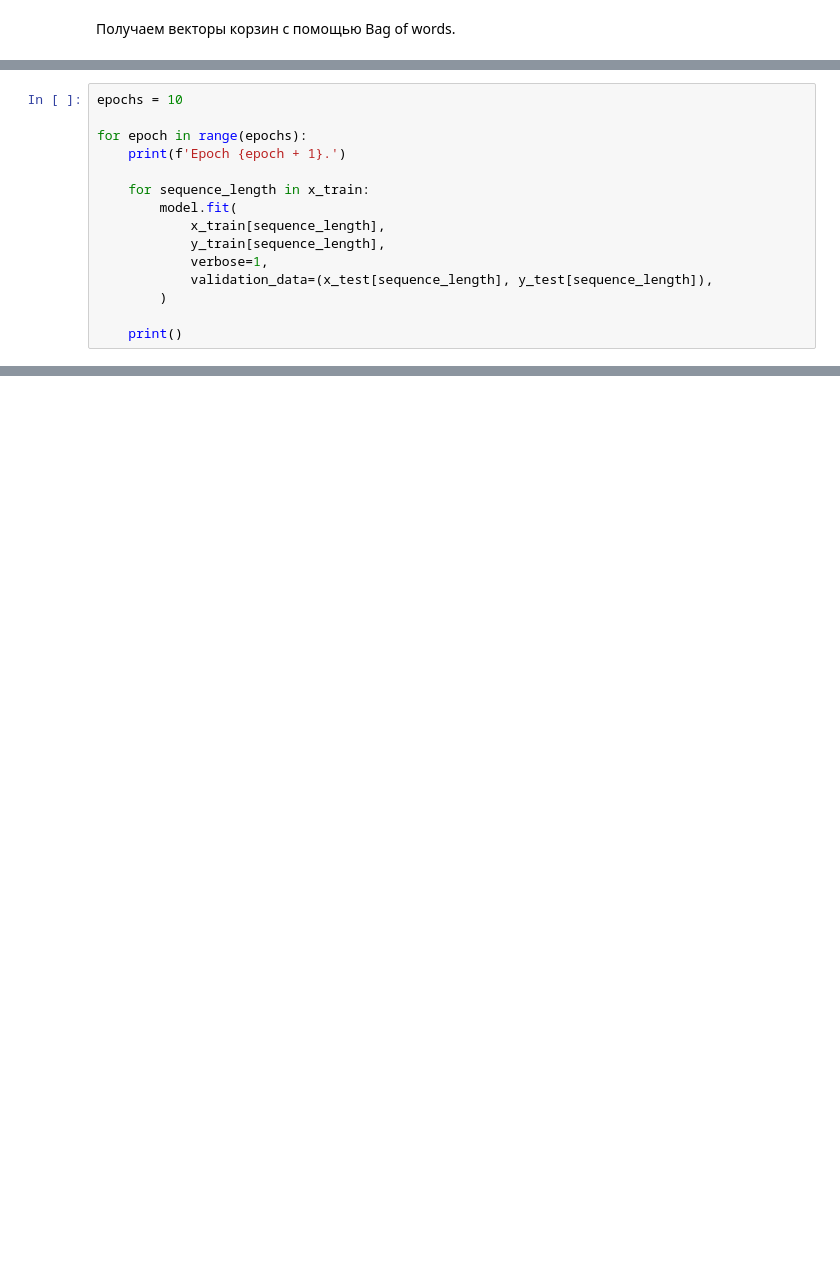
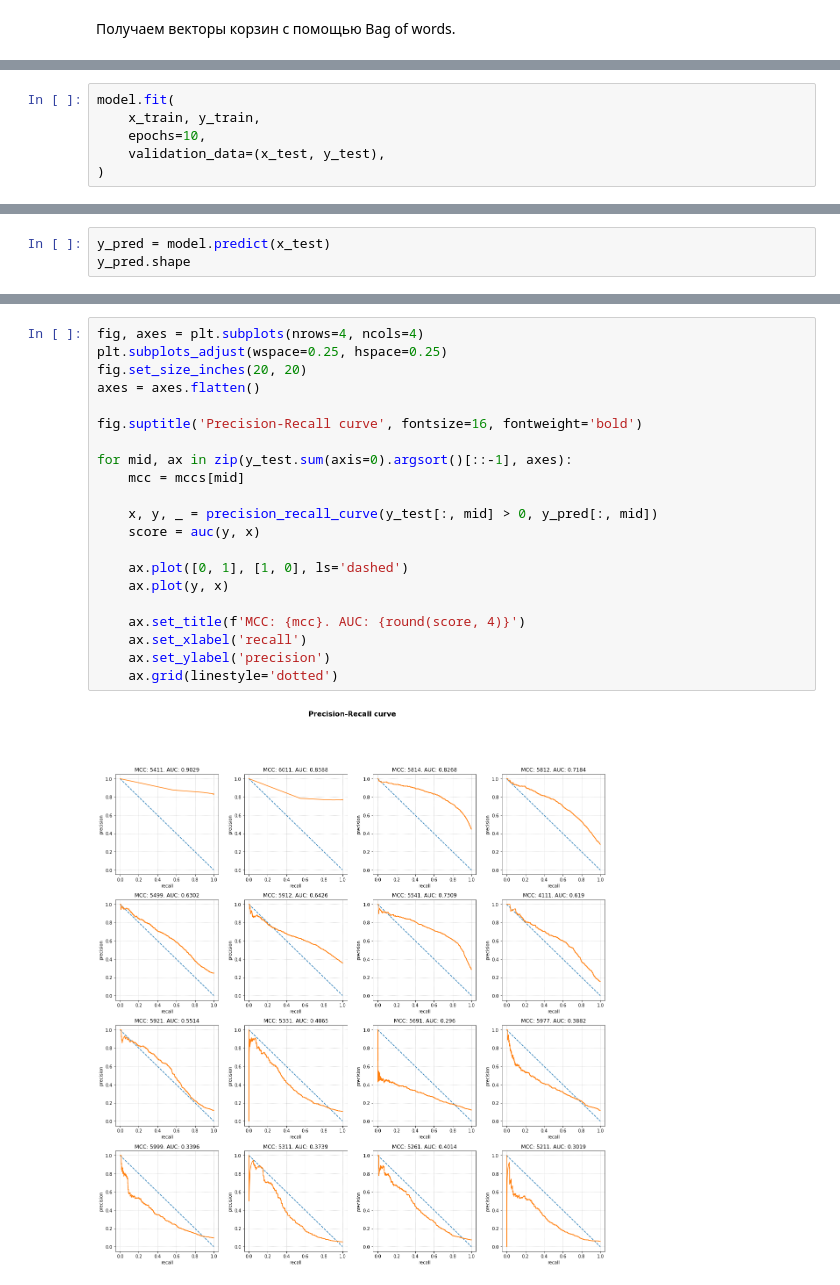
Before and after one commit to ylytkin/next-basket-prediction, a Jupyter notebook: reports/report.ipynb, the cells around one changed output, grey strips where cells are left out. Cells and saved outputs as stored; diff of their text form; blank space fills up the shorter version.

```diff
--- a/reports/report.ipynb
+++ b/reports/report.ipynb
@@ -171,15 +178,0 @@ model.compile(
-# %%
-epochs = 10
-
-for epoch in range(epochs):
-    print(f'Epoch {epoch + 1}.')
-
-    for sequence_length in x_train:
-        model.fit(
-            x_train[sequence_length],
-            y_train[sequence_length],
-            verbose=1,
-            validation_data=(x_test[sequence_length], y_test[sequence_length]),
-        )
-
-    print()
@@ -286,0 +179,6 @@ pred: [5411 5499 5691 5912 6011]
+# %%
+model.fit(
+    x_train, y_train,
+    epochs=10,
+    validation_data=(x_test, y_test),
+)
@@ -286,0 +204,3 @@ pred: [5411 5499 5691 5912 6011]
+# %%
+y_pred = model.predict(x_test)
+y_pred.shape
@@ -286,0 +209,23 @@ pred: [5411 5499 5691 5912 6011]
+# %%
+fig, axes = plt.subplots(nrows=4, ncols=4)
+plt.subplots_adjust(wspace=0.25, hspace=0.25)
+fig.set_size_inches(20, 20)
+axes = axes.flatten()
+
+fig.suptitle('Precision-Recall curve', fontsize=16, fontweight='bold')
+
+for mid, ax in zip(y_test.sum(axis=0).argsort()[::-1], axes):
+    mcc = mccs[mid]
+
+    x, y, _ = precision_recall_curve(y_test[:, mid] > 0, y_pred[:, mid])
+    score = auc(y, x)
+
+    ax.plot([0, 1], [1, 0], ls='dashed')
+    ax.plot(y, x)
+
+    ax.set_title(f'MCC: {mcc}. AUC: {round(score, 4)}')
+    ax.set_xlabel('recall')
+    ax.set_ylabel('precision')
+    ax.grid(linestyle='dotted')
+# %% [output]
+[figure, added]
```
Also changed, not shown: parts of 43 cells of this notebook, 1 other file.
